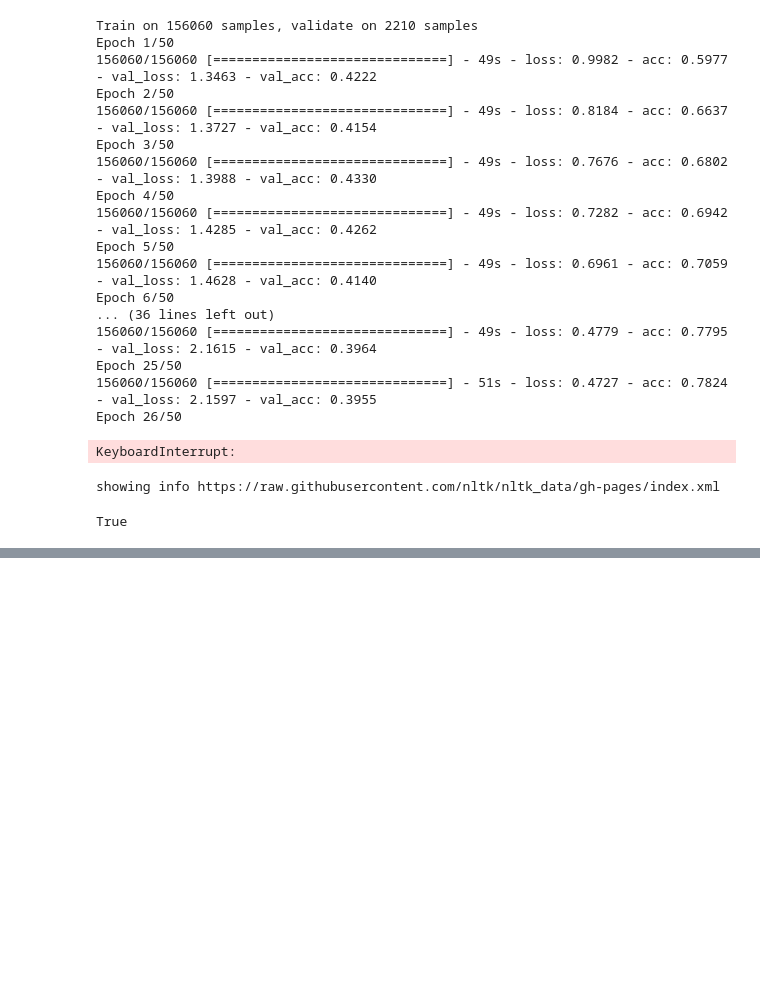
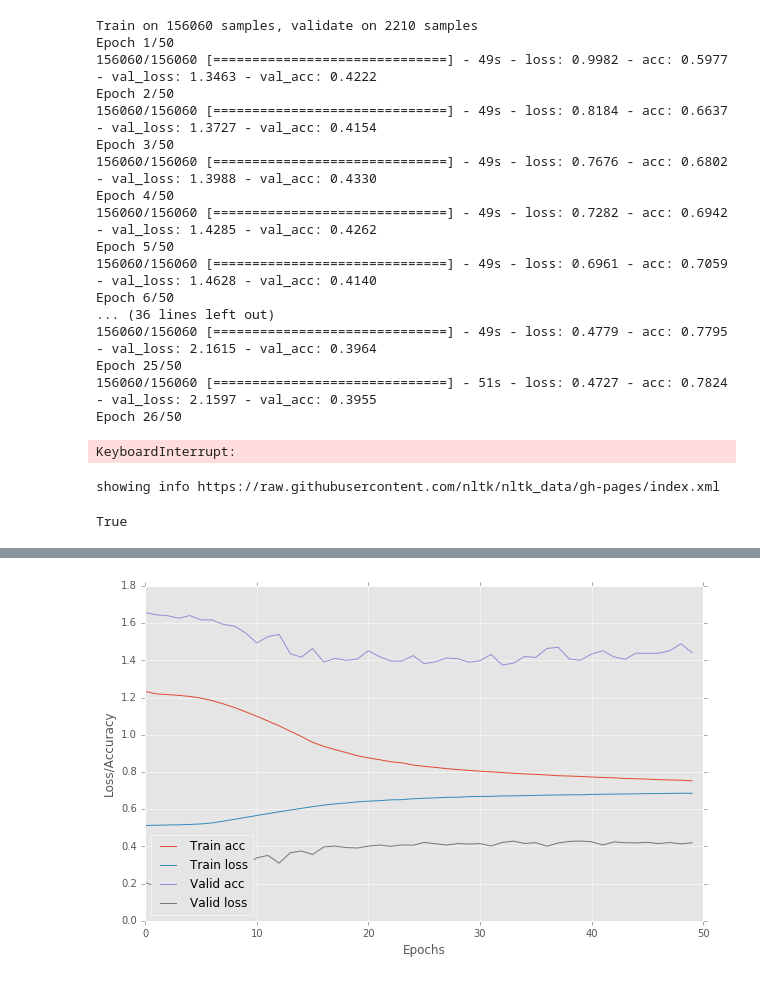
Before and after one commit to svjan5/CNN-for-text-classification, a Jupyter notebook: LSTM/New_LSTM_hope.ipynb, the cells around one changed output, grey strips where cells are left out. Drawn from its saved outputs; the diff is of its cells as text; code cells hidden in the pictures; blank space fills up the shorter version.

```diff
--- a/LSTM/New_LSTM_hope.ipynb
+++ b/LSTM/New_LSTM_hope.ipynb
@@ -129,3 +129,6 @@ nltk.download()
 # %% [output]
 showing info https://raw.githubusercontent.com/nltk/nltk_data/gh-pages/index.xml
 True
+# %%
+res_df = pd.read_csv('./res1_google.txt', sep=',', header=0)
+res_df
@@ -131,0 +153,26 @@ True
+# %%
+import matplotlib.pyplot as plt
+
+plt.style.use('ggplot')
+
+plt.rcParams["figure.figsize"] = (10,6)
+plt.plot(res_df['acc'])
+
+plt.plot(res_df['loss'])
+
+plt.plot(res_df['val_acc'])
+
+plt.plot(res_df['val_loss'])
+
+plt.legend(['Train acc','Train loss','Valid acc', 'Valid loss'], loc=3)
+
+
+plt.xlabel('Epochs')
+plt.ylabel('Loss/Accuracy')
+# imgName = 'Images/' + model_type + '_' + date + '_' + time + '.jpg'
+
+# plt.savefig( imgName, dpi= 200, bbox_inches='tight', transparent=False)
+
+plt.show()
+# %% [output]
+[figure, added]
```
Also changed, not shown: parts of 1 cell of this notebook, 3 other files.
